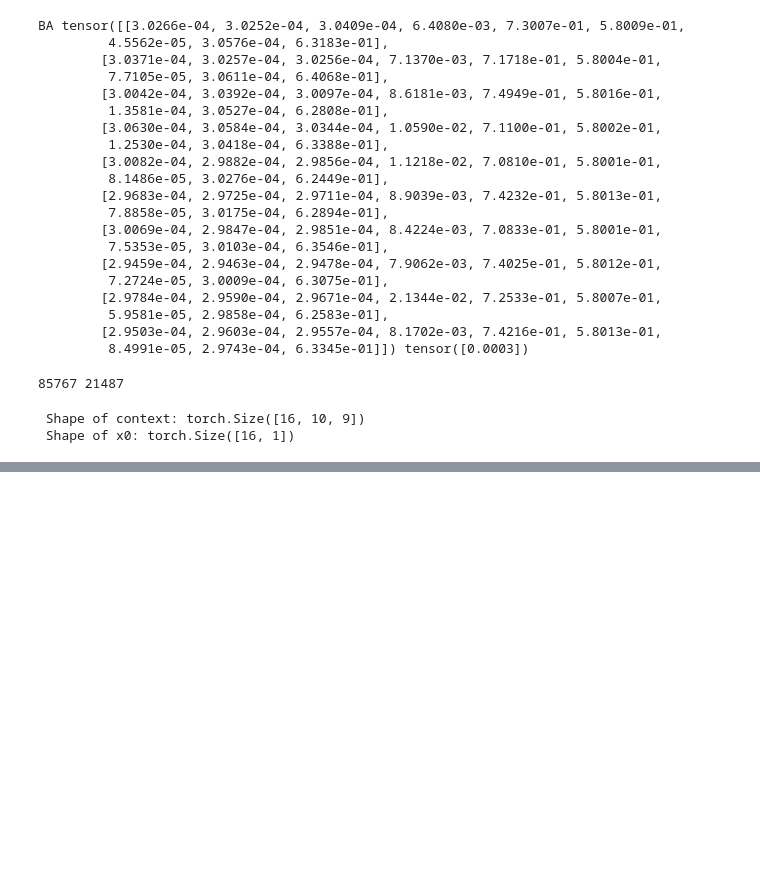
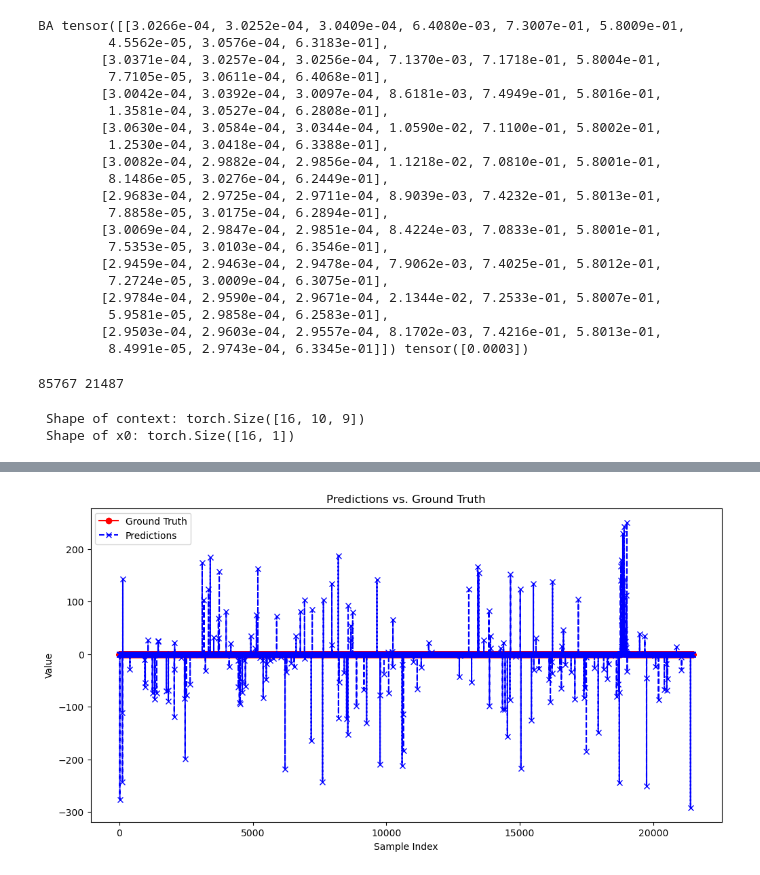
Before and after one commit to gitsouderos/Thesis, a Jupyter notebook: Simple_Diffusion/conditional_diffusion/multi_stock_model/test.ipynb, the cells around one changed output, grey strips where cells are left out. Saved outputs shown, nothing was run; the diff lists cells and outputs as text; code cells hidden in the pictures; blank space fills up the shorter version.

```diff
--- a/Simple_Diffusion/conditional_diffusion/multi_stock_model/test.ipynb
+++ b/Simple_Diffusion/conditional_diffusion/multi_stock_model/test.ipynb
@@ -183,0 +287,19 @@ Epoch 12, Loss: 0.009855100885033607, LR: 5e-05
+# %%
+import matplotlib.pyplot as plt
+import torch
+
+# Concatenate all batch predictions and ground truths along the batch dimension
+pred_array = torch.cat(all_predictions, dim=0).cpu().numpy().flatten()
+
+true_array = torch.cat(all_ground_truths, dim=0).cpu().numpy().flatten()
+
+plt.figure(figsize=(12, 6))
+plt.plot(true_array, label='Ground Truth', marker='o', linestyle='-', color='red')
+plt.plot(pred_array, label='Predictions', marker='x', linestyle='--', color='blue')
+plt.xlabel('Sample Index')
+plt.ylabel('Value')
+plt.title('Predictions vs. Ground Truth')
+plt.legend()
+plt.show()
+# %% [output]
+[figure, added]
```
Also changed, not shown: parts of 2 cells of this notebook, 1 other file.
